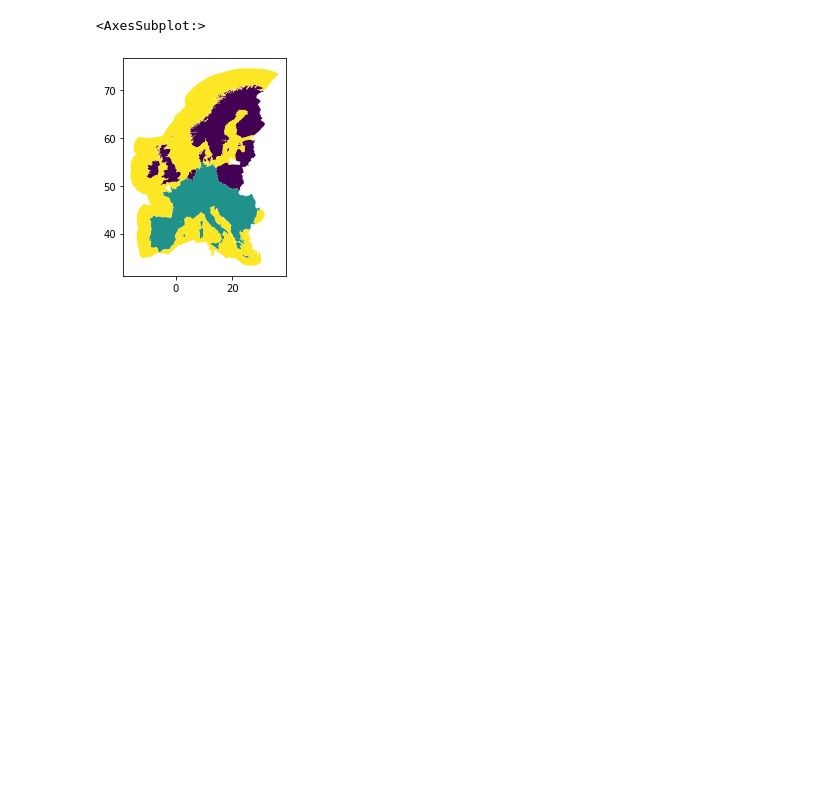
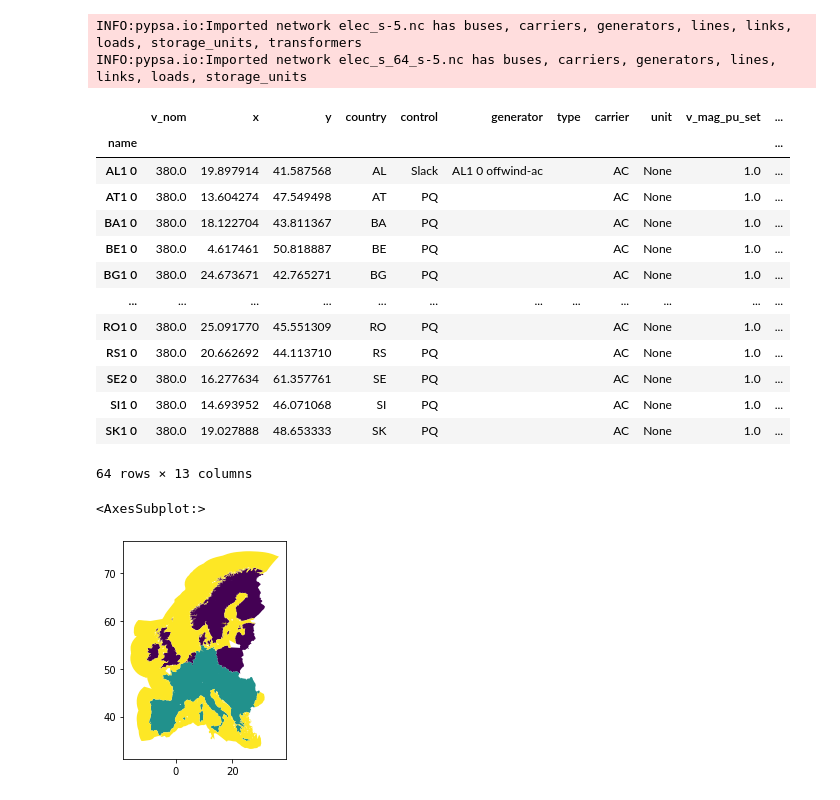
Before and after one commit to KristofPhillips95/pypsa-eur, a Jupyter notebook: Shapes.ipynb, the cells around one changed output. Drawn from its saved outputs; the diff is of its cells as text; code cells hidden in the pictures; blank space fills up the shorter version.

```diff
--- a/Shapes.ipynb
+++ b/Shapes.ipynb
@@ -7,6 +8,30 @@ import shapely
 countries = gpd.read_file("resources/country_shapes.geojson")
 europe = gpd.read_file("resources/europe_shape.geojson")
 ren_zones = gpd.read_file("resources/renewable_shapes.geojson")
+# %%
+#n = pypsa.Network("networks/base_s-5.nc")
+#n= pypsa.Network("networks/elec_s-5.nc")
+n = pypsa.Network("networks/elec_s_64_s-5.nc")
+# %% [output]
+INFO:pypsa.io:Imported network elec_s-5.nc has buses, carriers, generators, lines, links, loads, storage_units, transformers
+INFO:pypsa.io:Imported network elec_s_64_s-5.nc has buses, carriers, generators, lines, links, loads, storage_units
+# %%
+n.buses
+# %% [output]
+|  | v_nom | x | y | country | control | generator | type | carrier | unit | v_mag_pu_set | ... |
+| name |  |  |  |  |  |  |  |  |  |  | ... |
+| AL1 0 | 380.0 | 19.897914 | 41.587568 | AL | Slack | AL1 0 offwind-ac |  | AC | None | 1.0 | ... |
+| AT1 0 | 380.0 | 13.604274 | 47.549498 | AT | PQ |  |  | AC | None | 1.0 | ... |
+| BA1 0 | 380.0 | 18.122704 | 43.811367 | BA | PQ |  |  | AC | None | 1.0 | ... |
+| BE1 0 | 380.0 | 4.617461 | 50.818887 | BE | PQ |  |  | AC | None | 1.0 | ... |
+| BG1 0 | 380.0 | 24.673671 | 42.765271 | BG | PQ |  |  | AC | None | 1.0 | ... |
+| ... | ... | ... | ... | ... | ... | ... | ... | ... | ... | ... | ... |
+| RO1 0 | 380.0 | 25.091770 | 45.551309 | RO | PQ |  |  | AC | None | 1.0 | ... |
+| RS1 0 | 380.0 | 20.662692 | 44.113710 | RS | PQ |  |  | AC | None | 1.0 | ... |
+| SE2 0 | 380.0 | 16.277634 | 61.357761 | SE | PQ |  |  | AC | None | 1.0 | ... |
+| SI1 0 | 380.0 | 14.693952 | 46.071068 | SI | PQ |  |  | AC | None | 1.0 | ... |
+| SK1 0 | 380.0 | 19.027888 | 48.653333 | SK | PQ |  |  | AC | None | 1.0 | ... |
+64 rows × 13 columns
 # %%
 ren_zones.plot(column = "index")
 # %% [output]
```
Also changed, not shown: parts of 2 cells of this notebook, 2 other files.
